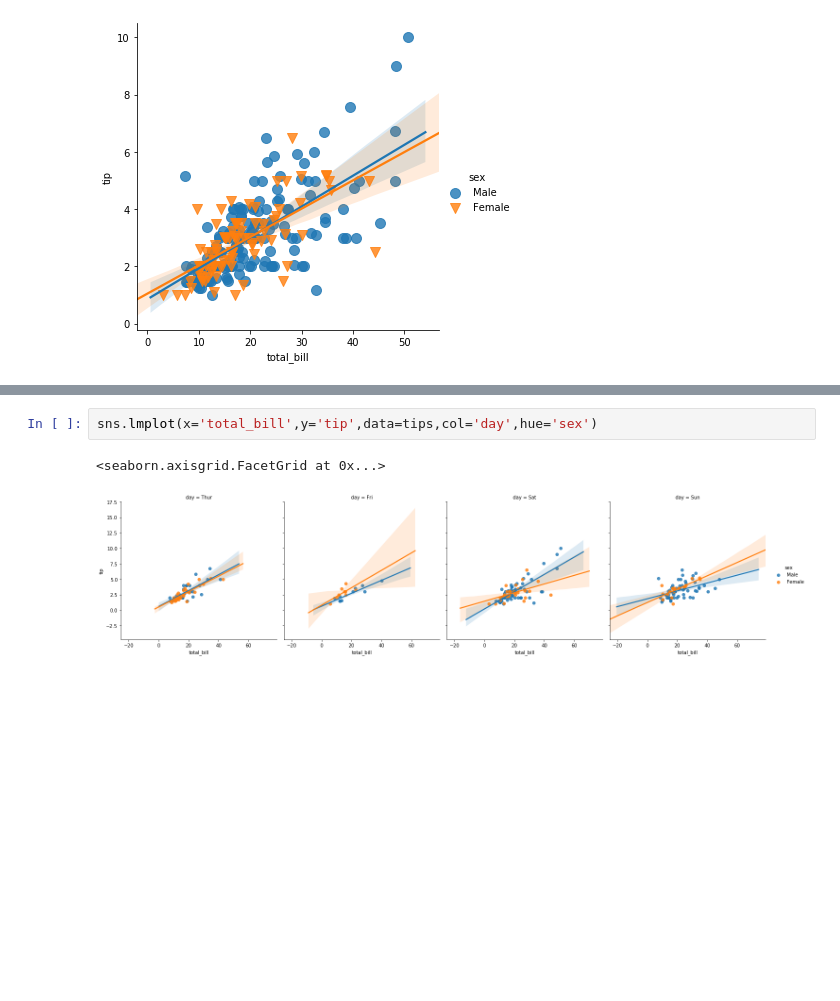
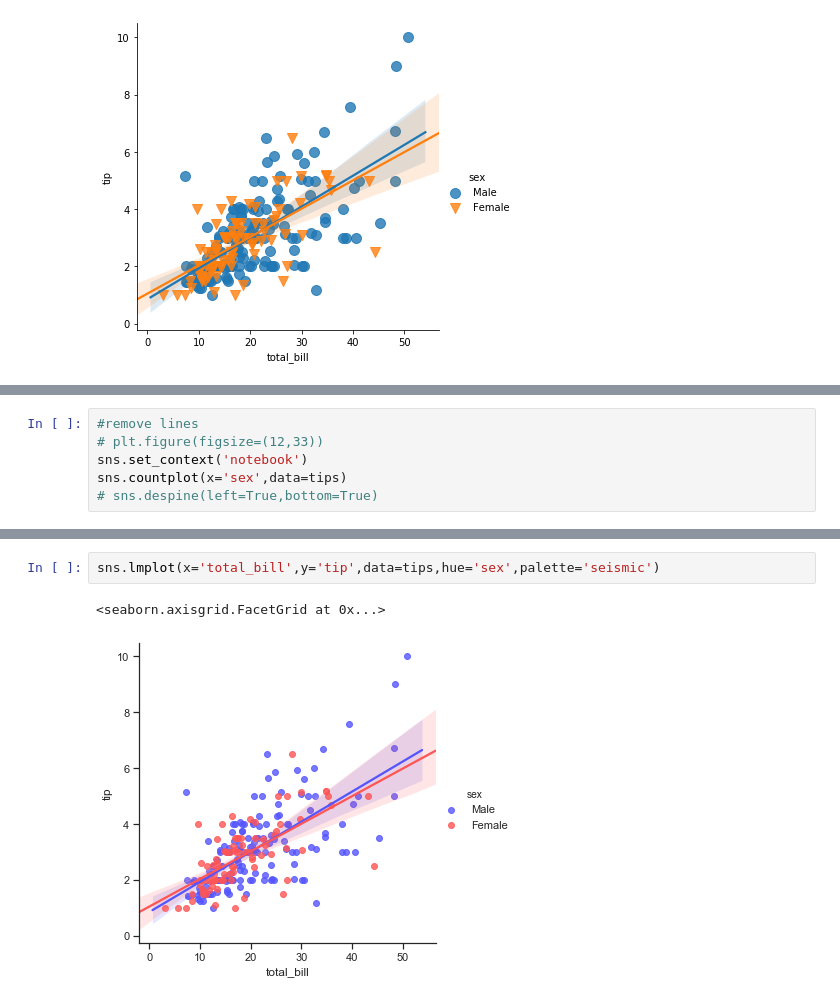
Before and after one commit to luischitala/DataScience, a Jupyter notebook: Regression Plots.ipynb, the cells around one changed output, grey strips where cells are left out. Saved outputs shown, nothing was run; the diff lists cells and outputs as text; blank space fills up the shorter version.

Commit message:
Style of plots

```diff
--- a/Regression Plots.ipynb
+++ b/Regression Plots.ipynb
@@ -18,0 +26,6 @@ sns.lmplot(x='total_bill',y='tip',data=tips,hue='sex',markers=['o','v'],
+# %%
+#remove lines
+# plt.figure(figsize=(12,33))
+sns.set_context('notebook')
+sns.countplot(x='sex',data=tips)
+# sns.despine(left=True,bottom=True)
@@ -19,5 +35,5 @@ sns.lmplot(x='total_bill',y='tip',data=tips,hue='sex',markers=['o','v'],
 # %%
-sns.lmplot(x='total_bill',y='tip',data=tips,col='day',hue='sex')
+sns.lmplot(x='total_bill',y='tip',data=tips,hue='sex',palette='seismic')
 # %% [output]
 <seaborn.axisgrid.FacetGrid at 0x...>
-[figure, old version]
+[figure, new version]
```
Also changed, not shown: parts of 3 cells of this notebook.
